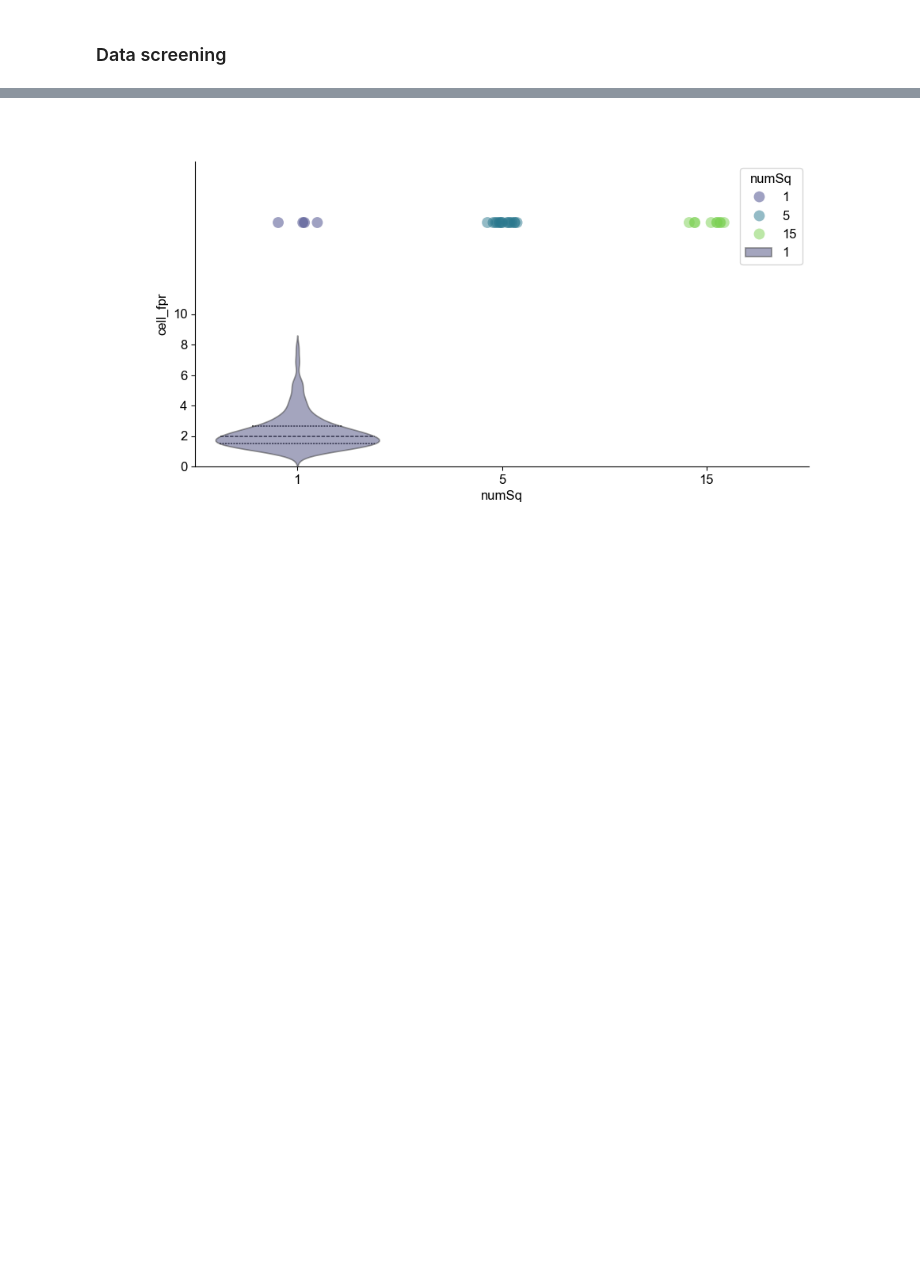
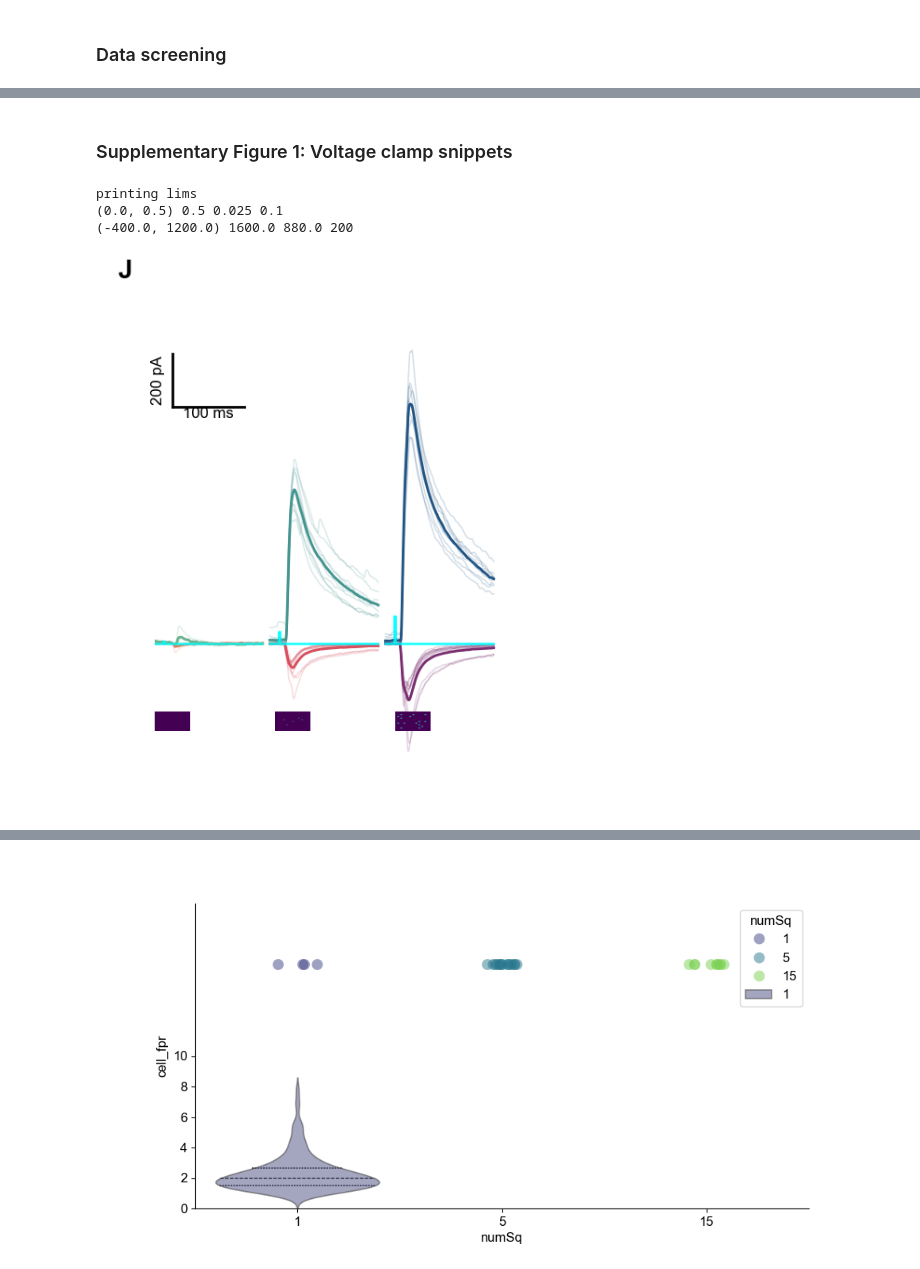
Before and after one commit to AdityaAsopa/Analysis, a Jupyter notebook: Figure1.ipynb, the cells around one changed output, grey strips where cells are left out. Drawn from its saved outputs; the diff is of its cells as text; code cells hidden in the pictures; blank space fills up the shorter version.

```diff
--- a/Figure1.ipynb
+++ b/Figure1.ipynb
@@ -173,0 +541,28 @@ np.savetxt(data_path_FS / "screened_trialIDs_CC_FS.txt", screened_trialIDs, fmt=
+# %% [markdown]
+### Supplementary Figure 1: Voltage clamp snippets
+# %%
+# # -----------------------------------------------------------------------------------------------------------------------------------------------------------------------
+fig1s1, ax1s1 = plt.subplots(1,1, figsize=(5,6))
+# # # Fig 1J: Voltage Clamp Sample across numSq and stimFreq
+ax1s1.text(-0.1, 1.1, 'J', transform=ax1s1.transAxes, size=20, weight='bold')
+ax1s1.set_xlim([0, 0.5])
+ax1s1.set_ylim([-400,1200])
+dftemp = xc_FS_longdf_slice[(xc_FS_longdf_slice['cellID']==7492)]
+ax1s1, ax1j_insets = plot_tools.draw_pulse_response_snippets(dftemp, ax1s1, palette=color_squares_EI, between='clampPotential', hue='numSq',stim_scale=200)
+# set ticks
+ax1s1.set_xticks([])
+ax1s1.set_yticks([])
+# axes spines to remove
+# plot_tools.split_axes(ax1s1, which_axes=['left', 'bottom'], offset=10)
+sns.despine(ax=ax1s1, top=True, right=True, left=True, bottom=True, offset=10, )
+plot_tools.add_floating_scalebar(ax1s1, scalebar_origin=[0.05,0.8], xlength=0.1, ylength=200, labelx='100', labely='', unitx='ms', unity='pA', fontsize=12, color='black', linewidth=2, pad=0.01, show_labels=True)
+
+# # save figure
+figure_name = 'Figure1J'
+fig1s1.savefig(paper_figure_export_location /  (figure_name + '.png'), dpi=300, bbox_inches='tight')
+fig1s1.savefig(paper_figure_export_location /  (figure_name + '.svg'), dpi=300, bbox_inches='tight')
+# %% [output]
+printing lims
+(0.0, 0.5) 0.5 0.025 0.1
+(-400.0, 1200.0) 1600.0 880.0 200
+[figure, added]
```
Also changed, not shown: parts of 47 cells of this notebook, 34 other files.
